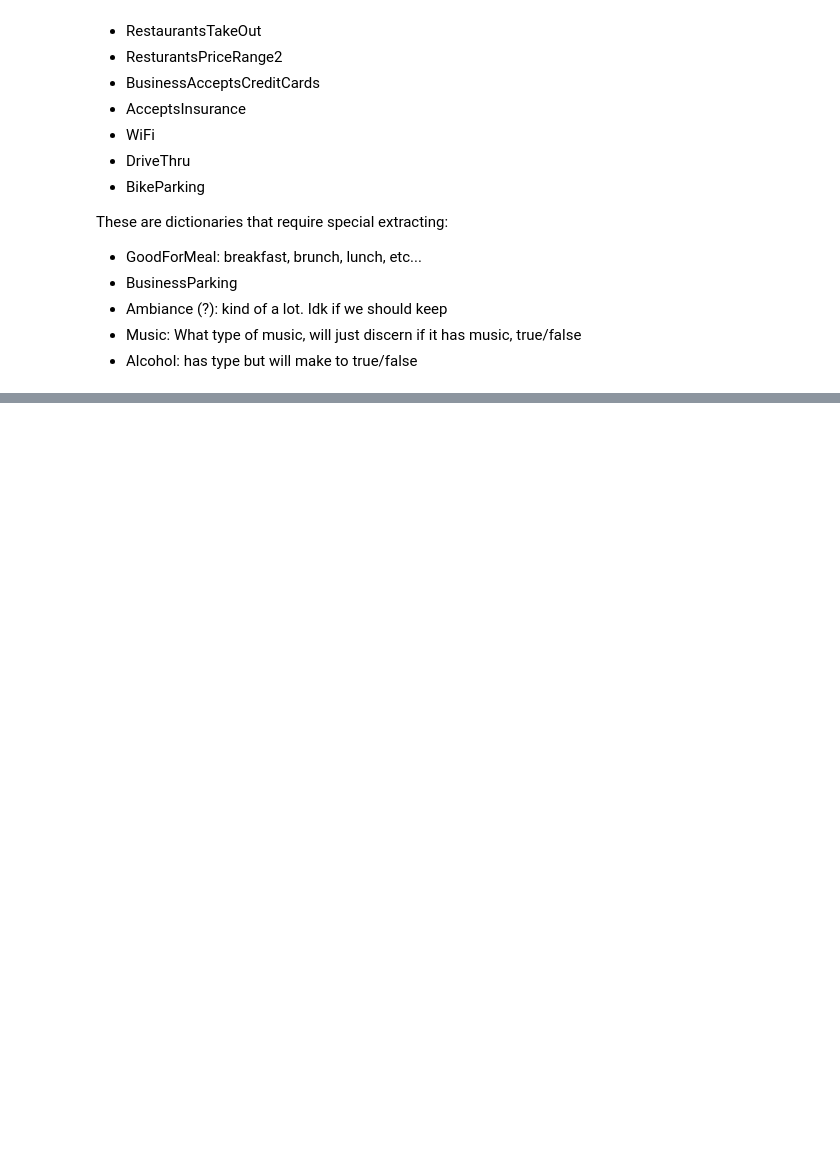
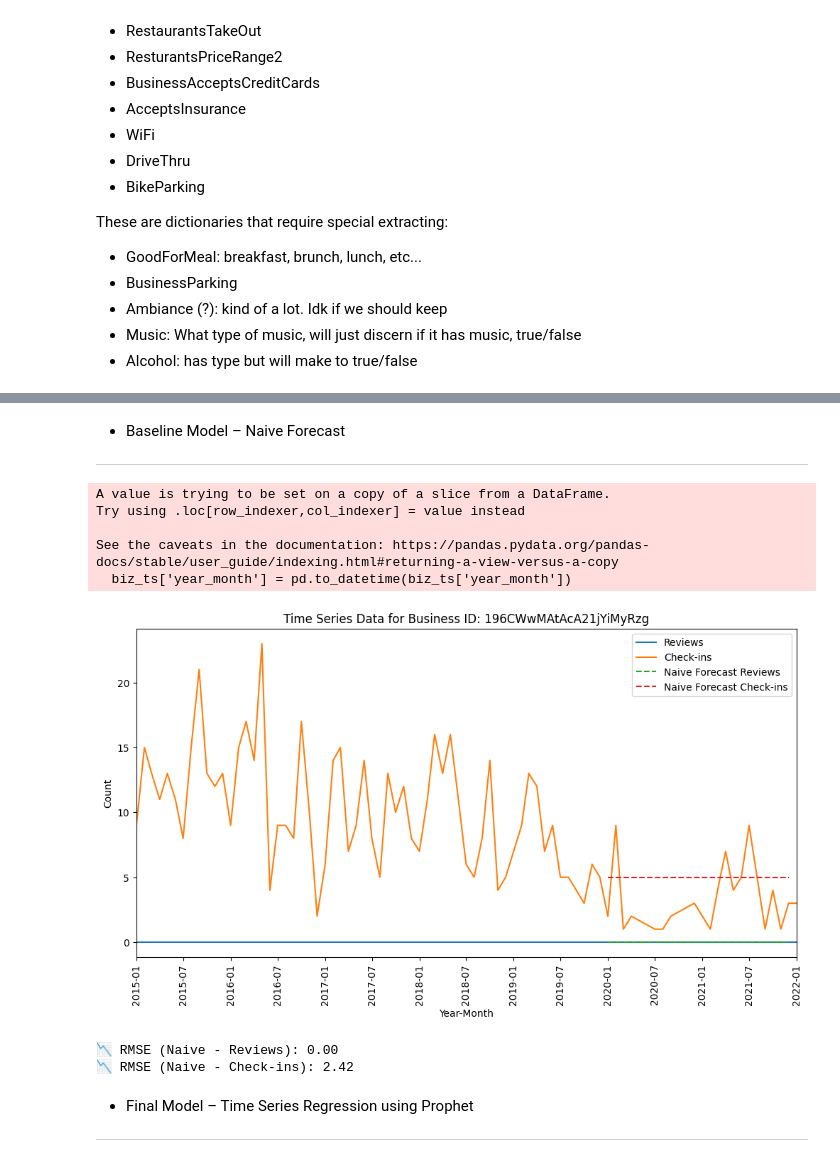
Before and after one commit to Jenblr/Yelp-Business-Data-Success-Analysis, a Jupyter notebook: Structured_Data2.ipynb, the cells around one changed output, grey strips where cells are left out. Saved outputs shown, nothing was run; the diff lists cells and outputs as text; code cells hidden in the pictures; blank space fills up the shorter version.

```diff
--- a/Structured_Data2.ipynb
+++ b/Structured_Data2.ipynb
@@ -514,0 +1215,78 @@ dtype: object
+# %% [markdown]
+- Baseline Model – Naive Forecast
+---
+# %%
+# Get business with the most monthly data
+top_business = time_series_df['business_id'].value_counts().idxmax()
+# %%
+# Filter time series for that business
+biz = time_series_df[time_series_df['business_id'] == top_business].copy()
+biz['year_month'] = pd.to_datetime(biz['year_month'])
+biz = biz.sort_values('year_month')
+
+# stop the data at 2020-01
+biz_ts = biz[biz['year_month'] < '2020-01']
+# %%
+# Get the last known month and values
+biz_ts['year_month'] = pd.to_datetime(biz_ts['year_month'])
+last_month = biz_ts['year_month'].max()
+last_reviews = biz_ts.loc[biz_ts['year_month'] == last_month, 'review_count'].values[0]
+last_checkins = biz_ts.loc[biz_ts['year_month'] == last_month, 'checkin_count'].values[0]
+
+# Create forecast dates
+future_months = pd.date_range(start=last_month + pd.offsets.MonthBegin(1), periods=24, freq='MS')
+
+# Build the forecast DataFrame
+naive_forecast = pd.DataFrame({
+    'business_id': top_business,
+    'year_month': future_months,
+    'review_count_naive': last_reviews,
+    'checkin_count_naive': last_checkins
+})
+# %% [output]
+A value is trying to be set on a copy of a slice from a DataFrame.
+Try using .loc[row_indexer,col_indexer] = value instead
+
+See the caveats in the documentation: https://pandas.pydata.org/pandas-docs/stable/user_guide/indexing.html#returning-a-view-versus-a-copy
+  biz_ts['year_month'] = pd.to_datetime(biz_ts['year_month'])
+# %%
+fig, ax = plt.subplots(figsize=(12, 6))
+ax.plot(biz['year_month'], biz['review_count'], label='Reviews')
+ax.plot(biz['year_month'], biz['checkin_count'], label='Check-ins')
+ax.plot(naive_forecast['year_month'], naive_forecast['review_count_naive'], label='Naive Forecast Reviews', linestyle='--')
+ax.plot(naive_forecast['year_month'], naive_forecast['checkin_count_naive'], label='Naive Forecast Check-ins', linestyle='--')
+ax.set_xlabel('Year-Month')
+ax.set_ylabel('Count')
+ax.set_title(f'Time Series Data for Business ID: {top_business}')
+ax.legend()
+plt.xticks(rotation=90)
+plt.xlim(pd.to_datetime('2015-01'), pd.to_datetime('2022-01'))
+plt.gca().xaxis.set_major_locator(mdates.MonthLocator(interval=6))  # show every 3 months
+
+plt.show()
+# %% [output]
+[figure, added]
+# %%
+# Evaluate the naive forecast
+# Filter actual review/check-in values for the forecasted 24 months
+# Make sure 'biz_ts' is time-indexed with 'year_month' as datetime
+actuals = biz.set_index('year_month')
+
+# Get the last 6 known months of actuals (or whatever matches your forecast period)
+actual_review_values = actuals['review_count'].iloc[-24:].values
+actual_checkin_values = actuals['checkin_count'].iloc[-24:].values
+
+naive_review_forecast = [actual_review_values[-1]] * 24
+naive_checkin_forecast = [actual_checkin_values[-1]] * 24
+
+rmse_naive_review = np.sqrt(mean_squared_error(actual_review_values, naive_review_forecast))
+rmse_naive_checkin = np.sqrt(mean_squared_error(actual_checkin_values, naive_checkin_forecast))
+
+print(f"📉 RMSE (Naive - Reviews): {rmse_naive_review:.2f}")
+print(f"📉 RMSE (Naive - Check-ins): {rmse_naive_checkin:.2f}")
+# %% [output]
+📉 RMSE (Naive - Reviews): 0.00
+📉 RMSE (Naive - Check-ins): 2.42
+# %% [markdown]
+- Final Model – Time Series Regression using Prophet
+---
```
Also changed, not shown: parts of 63 cells of this notebook.
